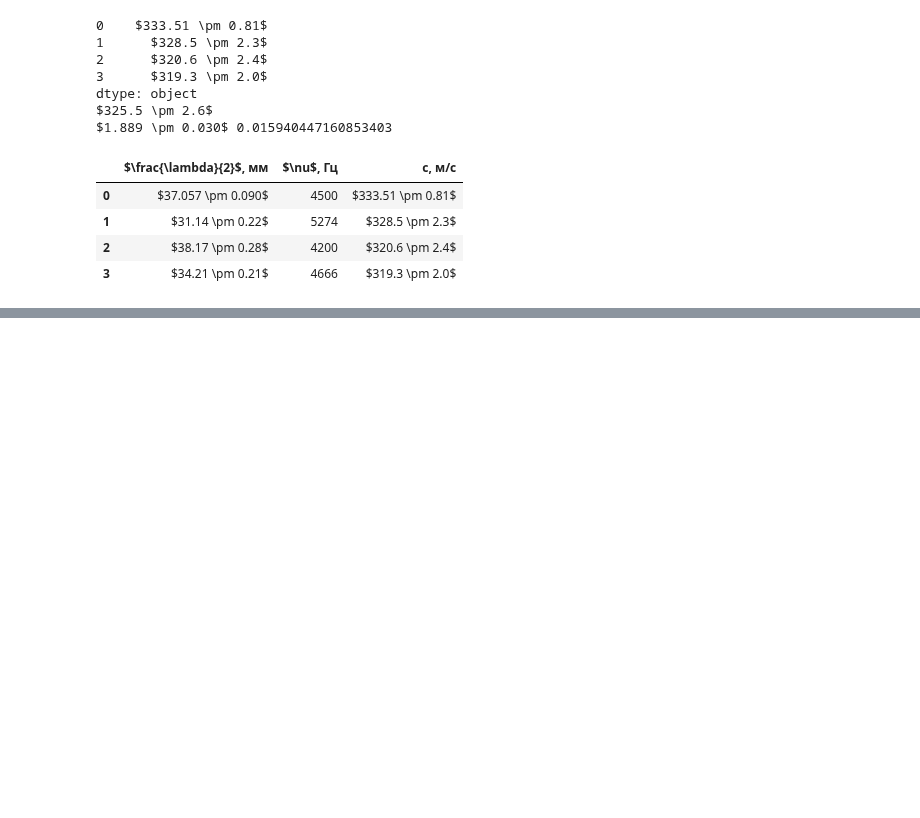
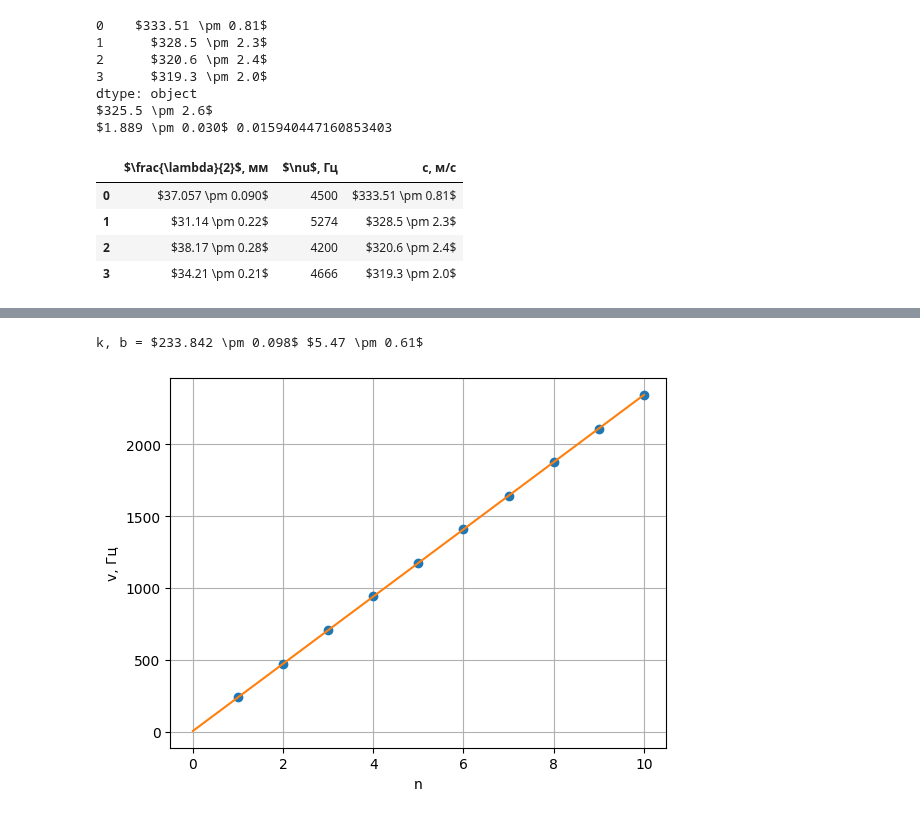
Before and after one commit to RedBrean/term2, a Jupyter notebook: labs/213.ipynb, the cells around one changed output, grey strips where cells are left out. Cells and saved outputs as stored; diff of their text form; code cells hidden in the pictures; blank space fills up the shorter version.

```diff
--- a/labs/213.ipynb
+++ b/labs/213.ipynb
@@ -425,0 +446,10 @@ data1
+# %%
+
+plt.xlabel("n")
+plt.ylabel("v, Гц")
+
+k2, _ = linearcalc(x_range, v2)
+plt.savefig("T2", dpi = 300)
+# %% [output]
+k, b = $233.842 \pm 0.098$ $5.47 \pm 0.61$
+[figure, added]
```
Also changed, not shown: parts of 6 cells of this notebook, 1 other file.
